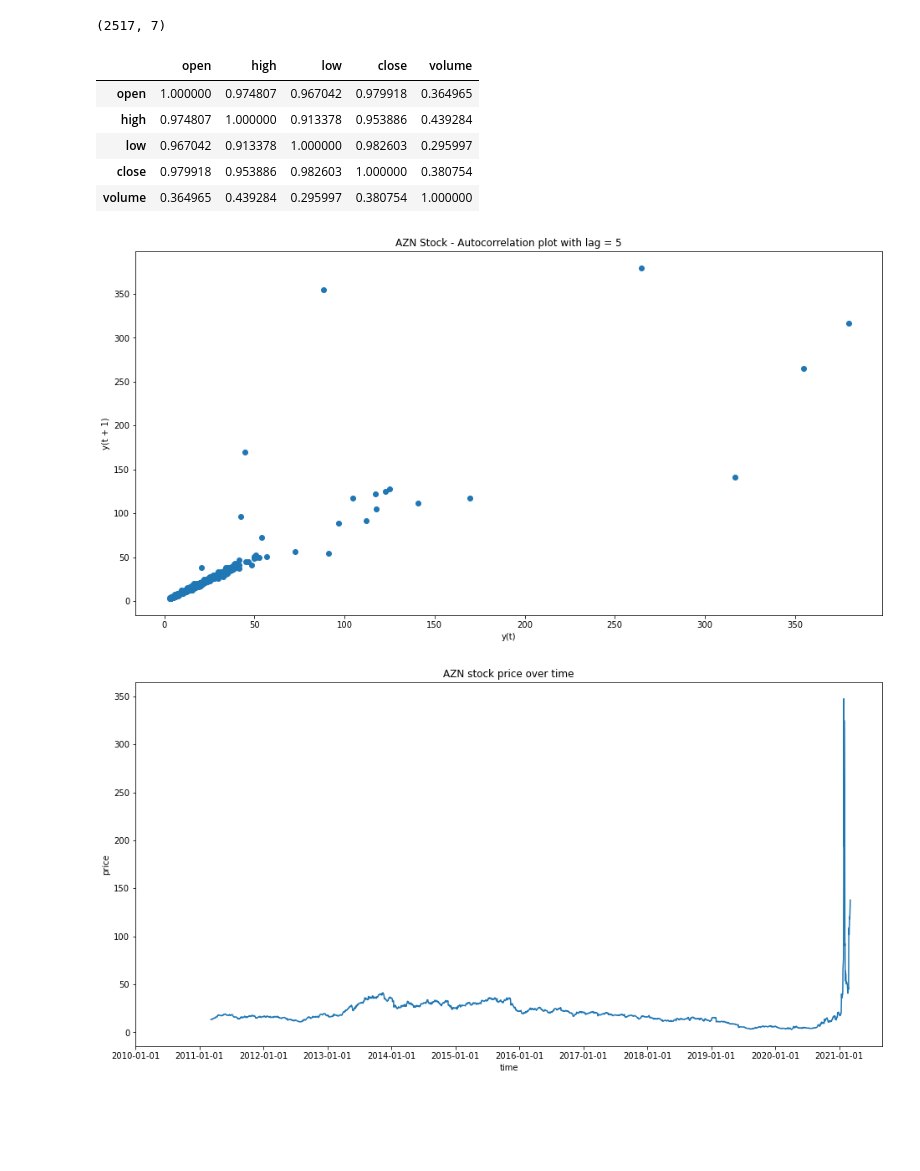
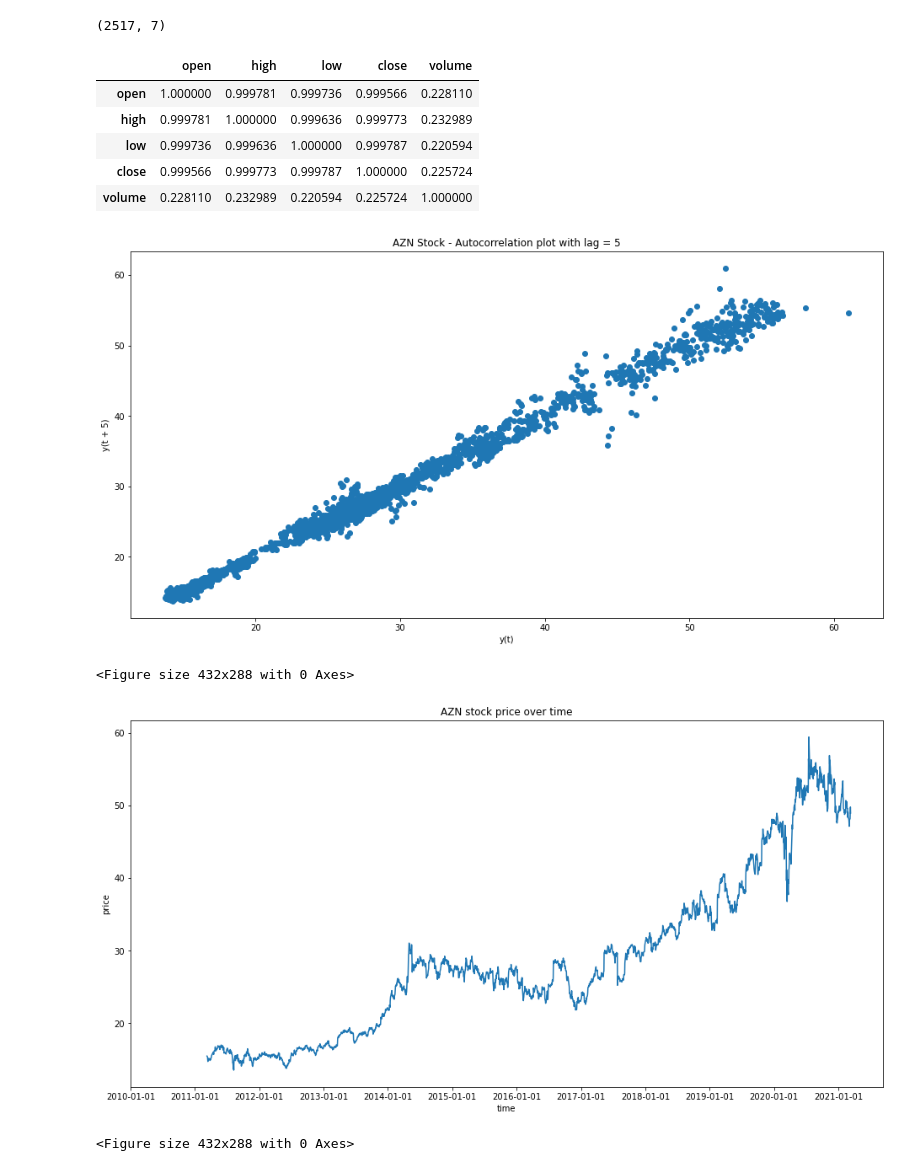
Before and after one commit to kdevanath/Pharma-Stock-ML, a Jupyter notebook: Stock_data.ipynb, the cells around one changed output. Saved outputs shown, nothing was run; the diff lists cells and outputs as text; code cells hidden in the pictures; blank space fills up the shorter version.

```diff
--- a/Stock_data.ipynb
+++ b/Stock_data.ipynb
@@ -6,7 +6,7 @@ import matplotlib.pyplot as plt
 # %%
 #API calls
 #AstraZeneca
-azn = yf.Ticker("GME")
+azn = yf.Ticker("AZN")
 #Bristol Myers Squibb
 bmy = yf.Ticker("BMY")
 #Johnson & Johnson
@@ -54,7 +54,7 @@ mrk_df = pd.DataFrame(mrk_data)
 pfe_df = pd.DataFrame(pfe_data)
 # %%
 #Inserting an identifier to know which stock the information came from
-azn_df.insert(0, 'stock_name', 'GME')
+azn_df.insert(0, 'stock_name', 'AZN')
 bmy_df.insert(0, 'stock_name', 'BMY')
 jnj_df.insert(0, 'stock_name', 'JNJ')
 mrk_df.insert(0, 'stock_name', 'MRK')
@@ -119,7 +119,7 @@ from pandas import datetime
 from statsmodels.tsa.arima_model import ARIMA
 from sklearn.metrics import mean_squared_error
 # %%
-azn_df = stock_df[stock_df['stock_name'] == 'GME']
+azn_df = stock_df[stock_df['stock_name'] == 'AZN']
 #azn_df = azn_df.set_index('date')
 azn_df
 # %% [output]
@@ -155,18 +155,20 @@ azn_df.shape
 azn_df.corr()
 # %% [output]
 |  | open | high | low | close | volume |
-| open | 1.000000 | 0.974807 | 0.967042 | 0.979918 | 0.364965 |
-| high | 0.974807 | 1.000000 | 0.913378 | 0.953886 | 0.439284 |
-| low | 0.967042 | 0.913378 | 1.000000 | 0.982603 | 0.295997 |
-| close | 0.979918 | 0.953886 | 0.982603 | 1.000000 | 0.380754 |
-| volume | 0.364965 | 0.439284 | 0.295997 | 0.380754 | 1.000000 |
+| open | 1.000000 | 0.999781 | 0.999736 | 0.999566 | 0.228110 |
+| high | 0.999781 | 1.000000 | 0.999636 | 0.999773 | 0.232989 |
+| low | 0.999736 | 0.999636 | 1.000000 | 0.999787 | 0.220594 |
+| close | 0.999566 | 0.999773 | 0.999787 | 1.000000 | 0.225724 |
+| volume | 0.228110 | 0.232989 | 0.220594 | 0.225724 | 1.000000 |
 # %%
 plt.figure(figsize=(16,8))
-lag_plot(azn_df['open'], lag=1)
+lag_plot(azn_df['open'], lag=5)
 plt.title('AZN Stock - Autocorrelation plot with lag = 5')
 plt.show()
+plt.savefig('AZN_autocorrelatio.png')
 # %% [output]
-[figure, old version]
+[figure, new version]
+<Figure size 432x288 with 0 Axes>
 # %%
 plt.figure(figsize=(16,8))
 plt.plot(azn_df["date"], azn_df["close"])
@@ -177,8 +179,10 @@ plt.title("AZN stock price over time")
 plt.xlabel("time")
 plt.ylabel("price")
 plt.show()
+plt.savefig('AZN.png')
 # %% [output]
-[figure, old version]
+[figure, new version]
+<Figure size 432x288 with 0 Axes>
 # %%
 from statsmodels.tsa.stattools import adfuller
 result = adfuller(azn_df["close"])
```
Also changed, not shown: parts of 19 cells of this notebook, 6 other files.
